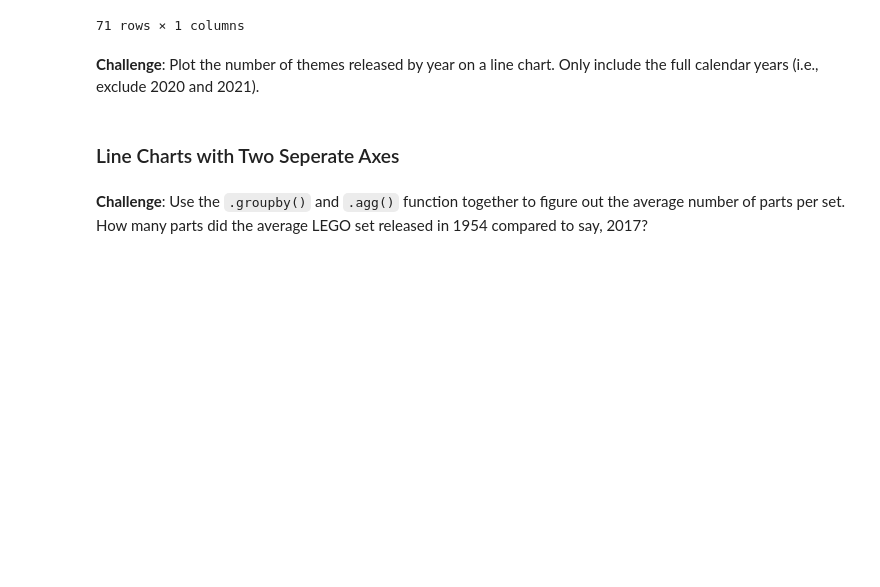
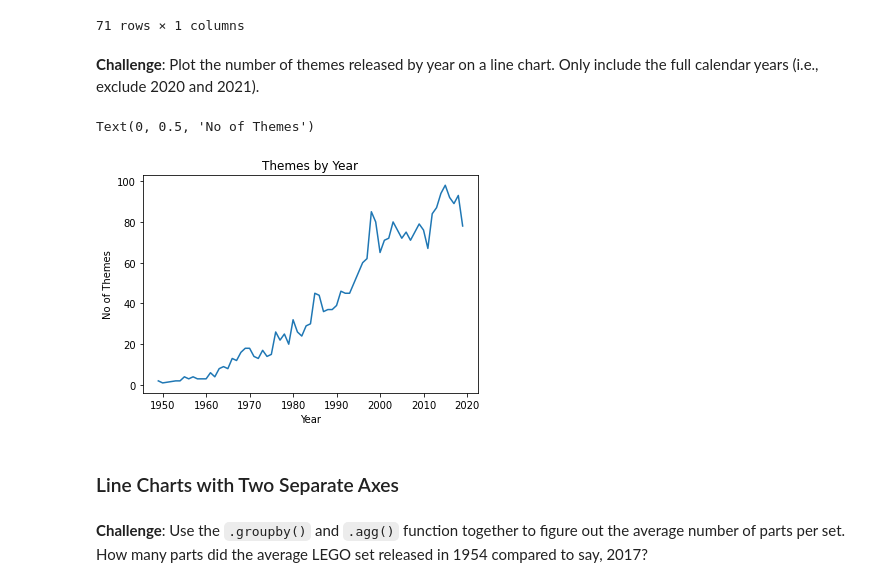
Before and after one commit to SadSack963/day-73_LEGO_aggregate, a Jupyter notebook: Lego_Analysis_for_Course_(start).ipynb, the cells around one changed output. Cells and saved outputs as stored; diff of their text form; code cells hidden in the pictures; blank space fills up the shorter version.

```diff
--- a/Lego_Analysis_for_Course_(start).ipynb
+++ b/Lego_Analysis_for_Course_(start).ipynb
@@ -247,8 +248,17 @@ themes_by_year
 71 rows × 1 columns
 # %% [markdown]
 **Challenge**: Plot the number of themes released by year on a line chart. Only include the full calendar years (i.e., exclude 2020 and 2021).
+# %%
+# plt.plot(themes_by_year.index[:-2], themes_by_year.nr_themes[:-2])
+plt.plot(themes_by_year[:-2])
+plt.title('Themes by Year')
+plt.xlabel('Year')
+plt.ylabel('No of Themes')
+# %% [output]
+Text(0, 0.5, 'No of Themes')
+[figure, added]
 # %% [markdown]
-### Line Charts with Two Seperate Axes
+### Line Charts with Two Separate Axes
 # %% [markdown]
 **Challenge**: Use the <code>.groupby()</code> and <code>.agg()</code> function together to figure out the average number of parts per set. How many parts did the average LEGO set released in 1954 compared to say, 2017?
 # %% [markdown]
```
Also changed, not shown: parts of 1 cell of this notebook.
